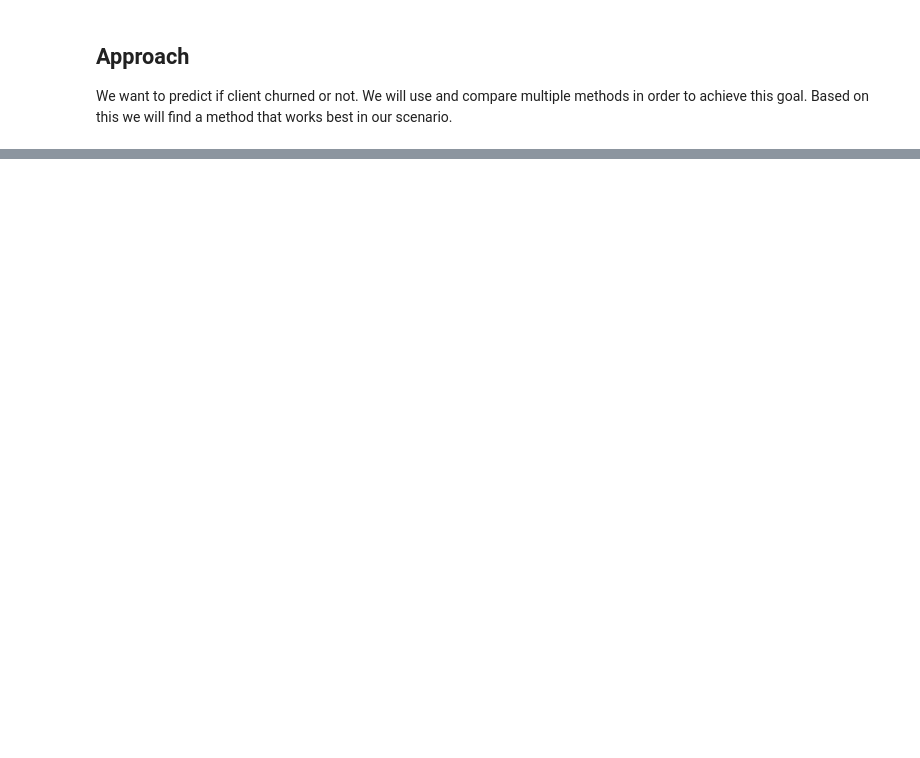
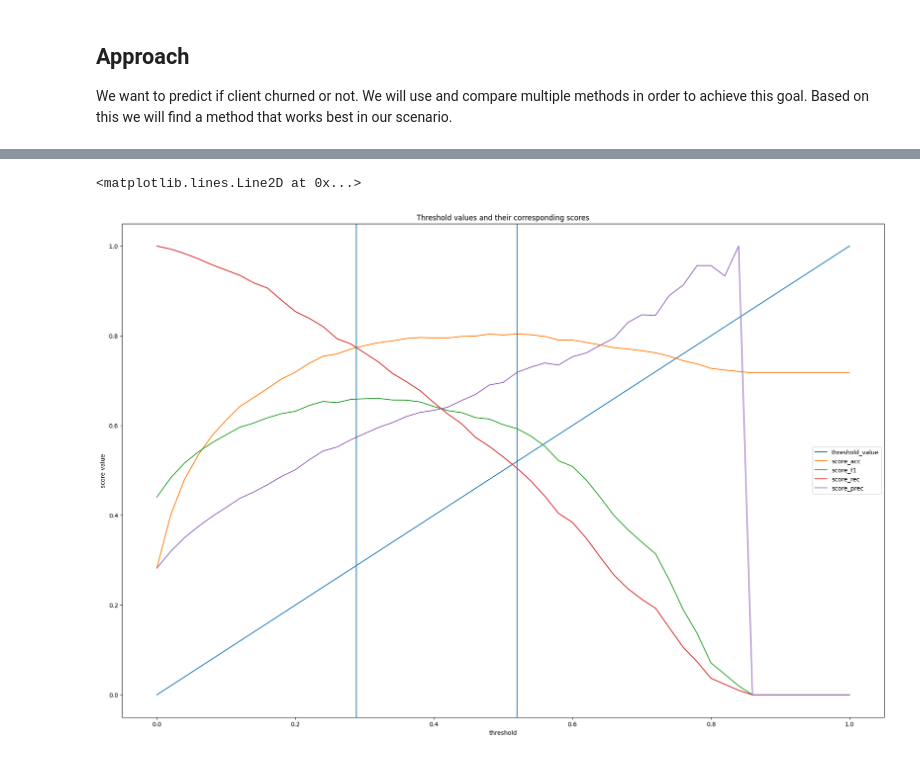
Before and after one commit to GrzegKrajewski/Churn_Pred_XGB_LR_RF, a Jupyter notebook: Code.ipynb, the cells around one changed output, grey strips where cells are left out. Drawn from its saved outputs; the diff is of its cells as text; code cells hidden in the pictures; blank space fills up the shorter version.

```diff
--- a/Code.ipynb
+++ b/Code.ipynb
@@ -306,0 +269,19 @@ R-squared (R2) Score: 0.30107663292291964
+# %%
+# Define a range of threshold values to test
+
+def test_thresh(x):
+    threshold_value=[]
+    scores_acc=[]
+    scores_f1=[]
+    scores_rec=[]
+    scores_prec=[]
+    for i in np.linspace(0, 1, 51):
+        threshold = i  # You can adjust the threshold as needed
+        y_pred_fun = (x[:, 1] > threshold).astype(int)
+        threshold_value.append(i)
+        scores_acc.append(accuracy_score(y_test, y_pred_fun))
+        scores_f1.append(f1_score(y_test, y_pred_fun))
+        scores_rec.append((recall_score(y_test, y_pred_fun)))
+        scores_prec.append((precision_score(y_test, y_pred_fun)))
+        #scores_roc.append(roc_auc_score(y_test, y_prob))
+    return pd.DataFrame({'threshold_value':threshold_value,'score_acc':scores_acc,'score_f1':scores_f1,'score_rec':scores_rec,'score_prec':scores_prec},index=threshold_value)
@@ -306,0 +328,7 @@ R-squared (R2) Score: 0.30107663292291964
+# %%
+test_thresh(y_prob).plot(title='Threshold values and their corresponding scores',xlabel='threshold',ylabel='score value')
+plt.axvline(0.52)
+plt.axvline(0.288)
+# %% [output]
+<matplotlib.lines.Line2D at 0x...>
+[figure, added]
```
Also changed, not shown: parts of 25 cells of this notebook.
